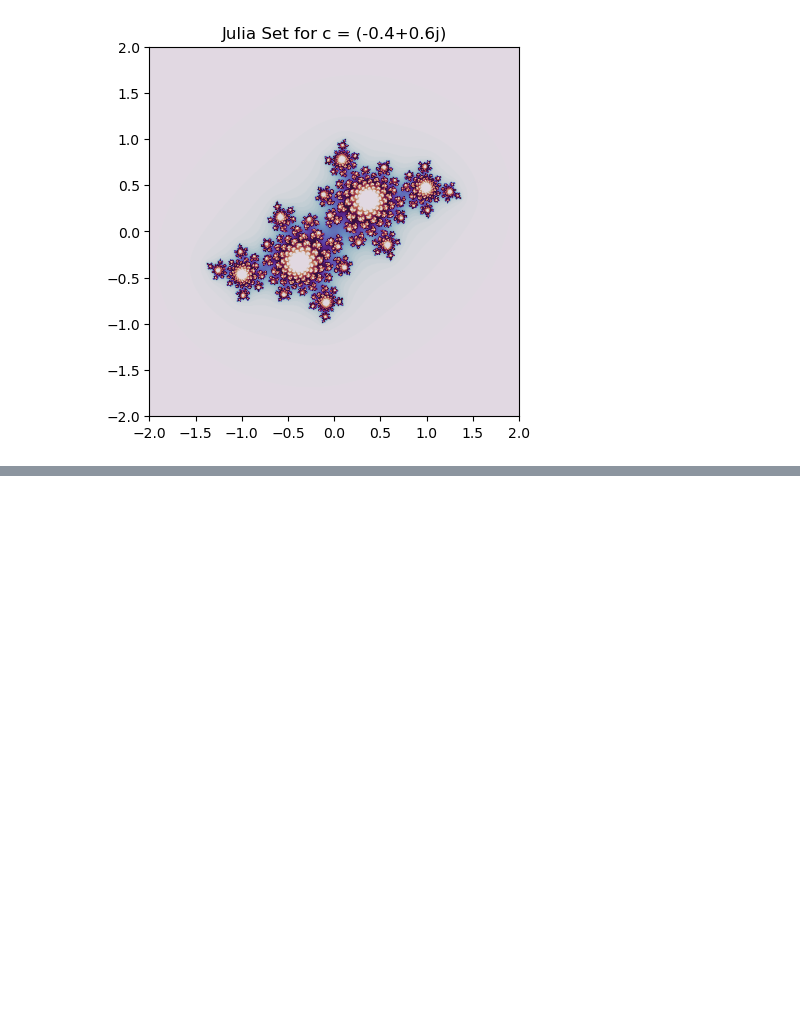
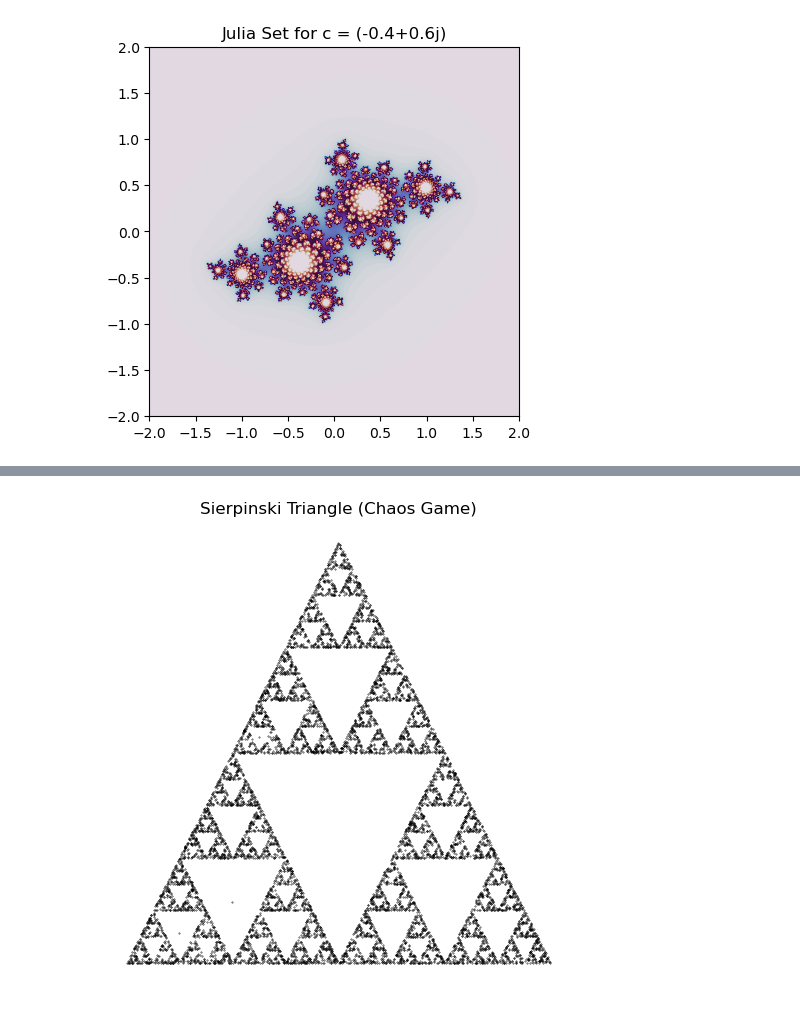
Before and after one commit to dobriddd/Fractals, a Jupyter notebook: Fractals.ipynb, the cells around one changed output, grey strips where cells are left out. Saved outputs shown, nothing was run; the diff lists cells and outputs as text; code cells hidden in the pictures; blank space fills up the shorter version.

```diff
--- a/Fractals.ipynb
+++ b/Fractals.ipynb
@@ -99,0 +116,20 @@ julia(complex(-0.4, 0.6))
+# %%
+import random
+
+vertices = np.array([[0, 0], [1, 0], [0.5, np.sqrt(3)/2]])
+point = np.array([0.5, 0.25])
+points = []
+
+for _ in range(10000):
+    vertex = vertices[random.randint(0, 2)]
+    point = (point + vertex) / 2
+    points.append(point)
+
+points = np.array(points)
+plt.figure(figsize=(6, 6))
+plt.scatter(points[:, 0], points[:, 1], s=0.1, color="black")
+plt.title("Sierpinski Triangle (Chaos Game)")
+plt.axis("off")
+plt.show()
+# %% [output]
+[figure, added]
```
Also changed, not shown: parts of 4 cells of this notebook.
